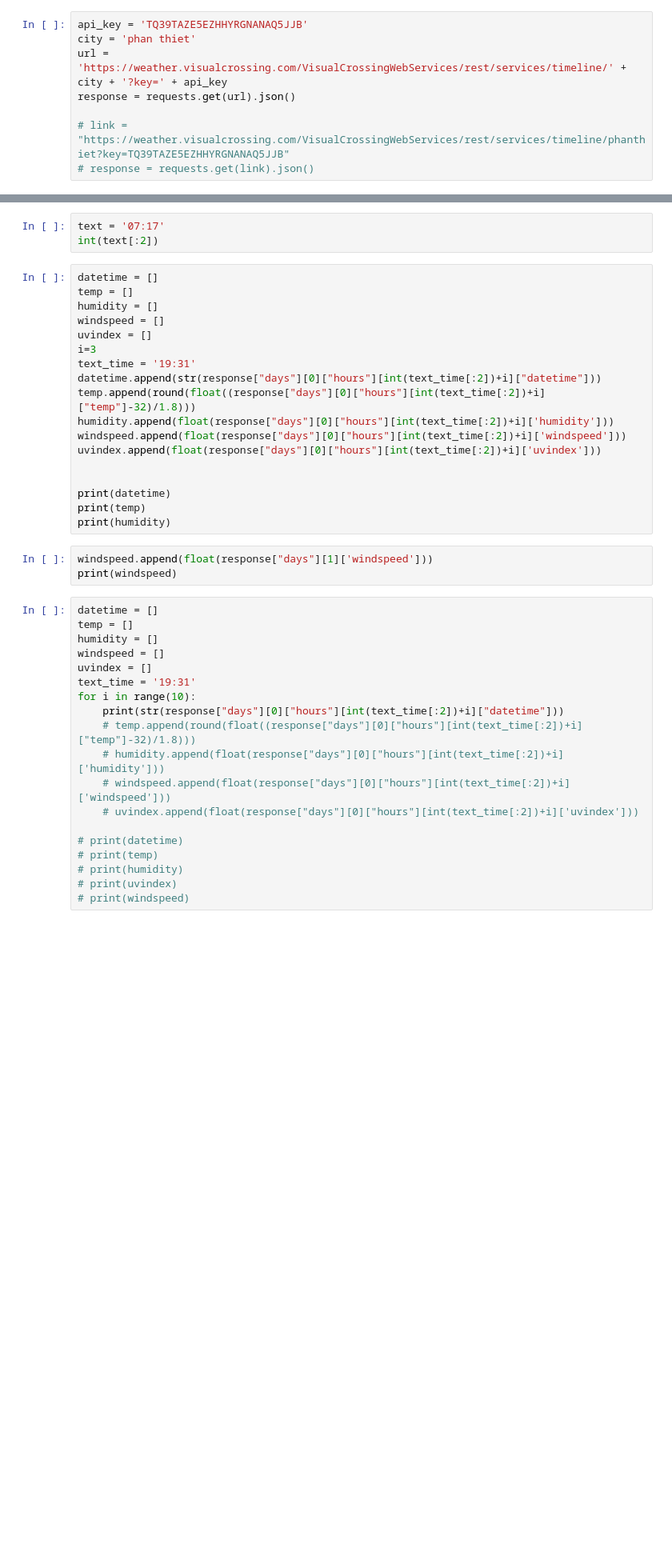
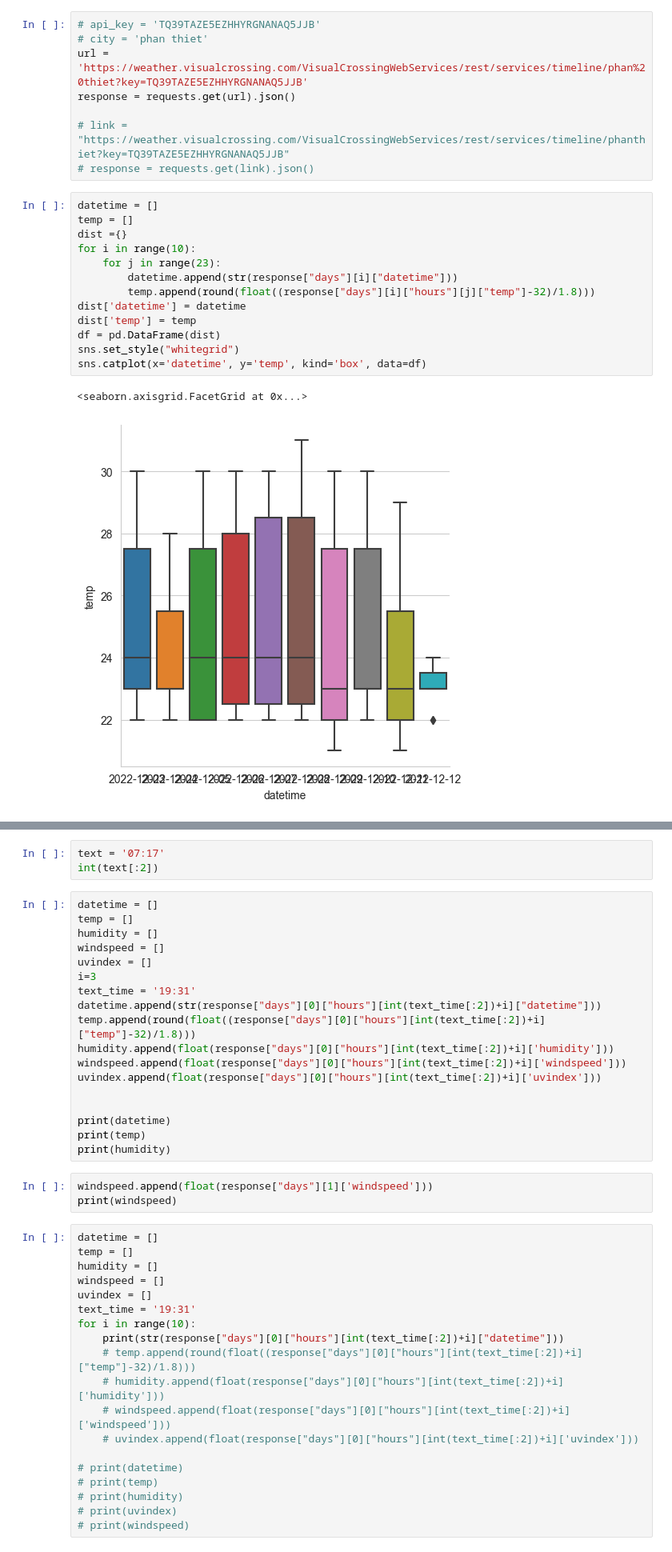
Before and after one commit to NinhLuong/Weather-data-visualization, a Jupyter notebook: main/test_api.ipynb, the cells around one changed output, grey strips where cells are left out. Shown at 80% size. Drawn from its saved outputs; the diff is of its cells as text; blank space fills up the shorter version.

```diff
--- a/main/test_api.ipynb
+++ b/main/test_api.ipynb
@@ -12,8 +13,24 @@ from matplotlib.animation import FuncAnimation
 # %%
-api_key = 'TQ39TAZE5EZHHYRGNANAQ5JJB'
-city = 'phan thiet'
-url = 'https://weather.visualcrossing.com/VisualCrossingWebServices/rest/services/timeline/' + city + '?key=' + api_key
+# api_key = 'TQ39TAZE5EZHHYRGNANAQ5JJB'
+# city = 'phan thiet'
+url = 'https://weather.visualcrossing.com/VisualCrossingWebServices/rest/services/timeline/phan%20thiet?key=TQ39TAZE5EZHHYRGNANAQ5JJB'
 response = requests.get(url).json()
 
 # link = "https://weather.visualcrossing.com/VisualCrossingWebServices/rest/services/timeline/phanthiet?key=TQ39TAZE5EZHHYRGNANAQ5JJB"
 # response = requests.get(link).json()
+# %%
+datetime = []
+temp = []
+dist ={}
+for i in range(10):
+    for j in range(23):
+        datetime.append(str(response["days"][i]["datetime"]))
+        temp.append(round(float((response["days"][i]["hours"][j]["temp"]-32)/1.8)))
+dist['datetime'] = datetime
+dist['temp'] = temp
+df = pd.DataFrame(dist)
+sns.set_style("whitegrid")
+sns.catplot(x='datetime', y='temp', kind='box', data=df)
+# %% [output]
+<seaborn.axisgrid.FacetGrid at 0x...>
+[figure, added]
```
Also changed, not shown: parts of 5 cells of this notebook, 4 other files.
